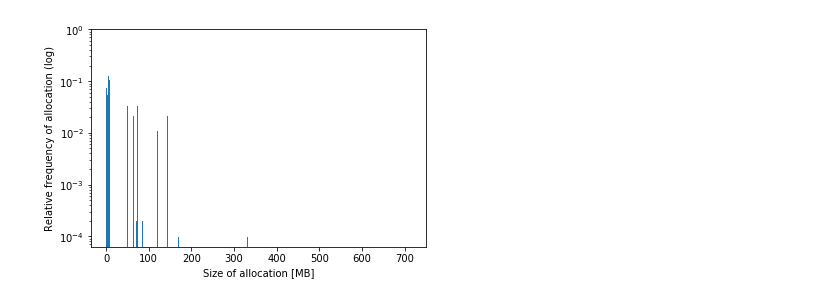
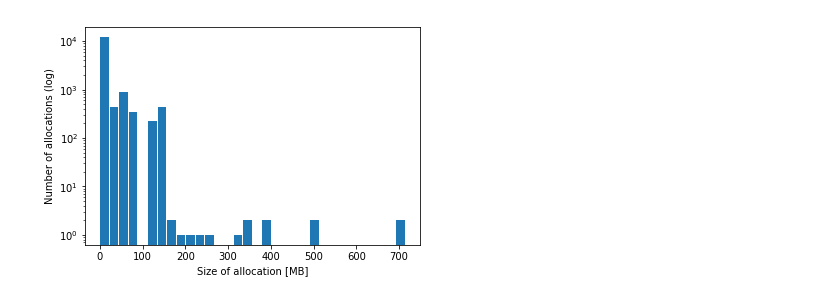
Before and after one commit to EWouters/II2202-Research-Methodology-and-Scientific-Writing---Report, a Jupyter notebook: Quantitative_Python/Plots.ipynb, the cells around one changed output. Cells and saved outputs as stored; diff of their text form; code cells hidden in the pictures.

```diff
--- a/Quantitative_Python/Plots.ipynb
+++ b/Quantitative_Python/Plots.ipynb
@@ -19,13 +29,10 @@ data = [1028,4,4,16384,4,16384,4,4004,4,256,4,4,768,4,4,1536,4,4,1536,4,4,1024,3
 # %%
-n_ticks = 12
-# x = np.random.chisquare(10, 1000)
-plt.hist(np.divide(data,1024*1024), density=True, bins=1000)#, rwidth=0.9, align='mid')
+n_ticks = 32
+plt.hist(np.divide(data,1024*1024), density=False, bins=n_ticks, rwidth=0.9, align='mid')
 # plt.title('Object sizes requested for allocation')
-plt.ylabel('Relative frequency of allocation (log)');
+plt.ylabel('Number of allocations (log)');
 plt.xlabel('Size of allocation [MB]');
-# plt.xticks([x*3 for x in range(n_ticks)], [str(2**x) for x in range(n_ticks)])
-# plt.yticks([x]*100)
 plt.yscale('log')
-plt.savefig('histogram.pdf')
+plt.savefig('hist_MB_ylog.pdf')
 # %% [output]
-[figure, old version]
+[figure, new version]
```
Also changed, not shown: parts of 10 cells of this notebook, 7 other files.
